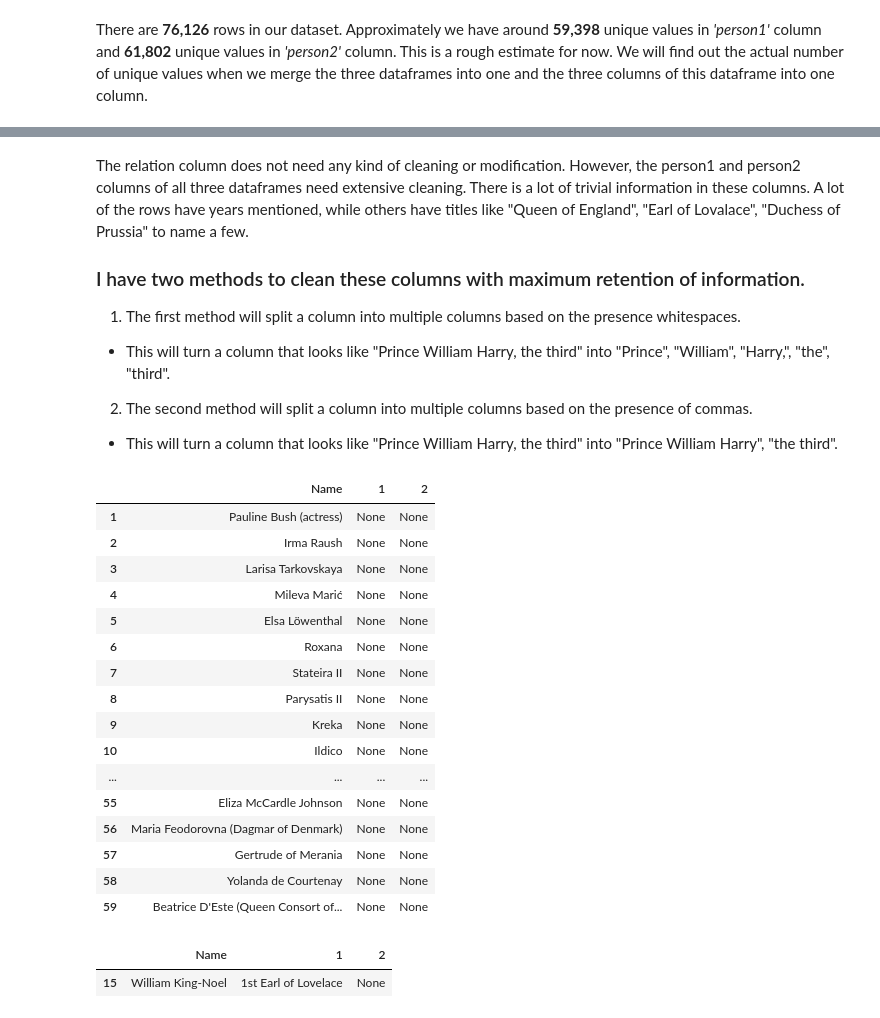
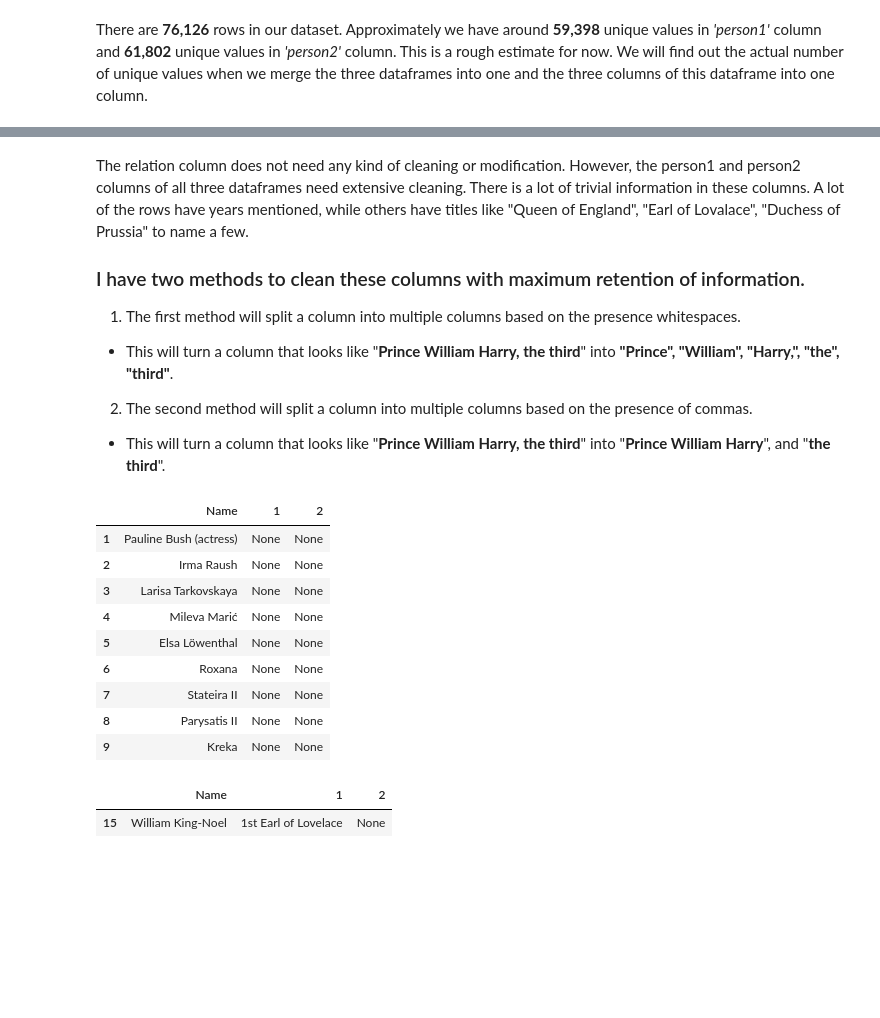
Before and after one commit to kotiyalanurag/EXPLAINABLE-AI, a Jupyter notebook: Data Cleaner.ipynb, the cells around one changed output, grey strips where cells are left out. Cells and saved outputs as stored; diff of their text form; code cells hidden in the pictures; blank space fills up the shorter version.

```diff
--- a/Data Cleaner.ipynb
+++ b/Data Cleaner.ipynb
@@ -149,12 +149,12 @@ The relation column does not need any kind of cleaning or modification. However,
 
 1. The first method will split a column into multiple columns based on the presence whitespaces.
 
-* This will turn a column that looks like "Prince William Harry, the third" into "Prince", "William", "Harry,", "the", "third".
+* This will turn a column that looks like "**Prince William Harry, the third**" into **"Prince", "William", "Harry,", "the", "third"**.
 
 
 2. The second method will split a column into multiple columns based on the presence of commas.
 
-* This will turn a column that looks like "Prince William Harry, the third" into "Prince William Harry", "the third".
+* This will turn a column that looks like "**Prince William Harry, the third**" into "**Prince William Harry**", and "**the third**".
 # %%
 def split_column(data, how = ' ', exp = True, col_name = 'Name'):
 
@@ -170,25 +170,18 @@ def split_column(data, how = ' ', exp = True, col_name = 'Name'):
 # %%
 spouse_person2 = split_column(spouse_data['person2'], ',')
 # %%
-spouse_person2.iloc[1:60]
+spouse_person2.iloc[1:10]
 # %% [output]
 |  | Name | 1 | 2 |
 | 1 | Pauline Bush (actress) | None | None |
 | 2 | Irma Raush | None | None |
 | 3 | Larisa Tarkovskaya | None | None |
 | 4 | Mileva Marić | None | None |
 | 5 | Elsa Löwenthal | None | None |
 | 6 | Roxana | None | None |
 | 7 | Stateira II | None | None |
 | 8 | Parysatis II | None | None |
 | 9 | Kreka | None | None |
-| 10 | Ildico | None | None |
-| ... | ... | ... | ... |
-| 55 | Eliza McCardle Johnson | None | None |
-| 56 | Maria Feodorovna (Dagmar of Denmark) | None | None |
-| 57 | Gertrude of Merania | None | None |
-| 58 | Yolanda de Courtenay | None | None |
-| 59 | Beatrice D'Este (Queen Consort of... | None | None |
 # %%
 # taking a look at row 15 after splitting our column
 spouse_person2.iloc[[15]]
```
Also changed, not shown: parts of 81 cells of this notebook.
